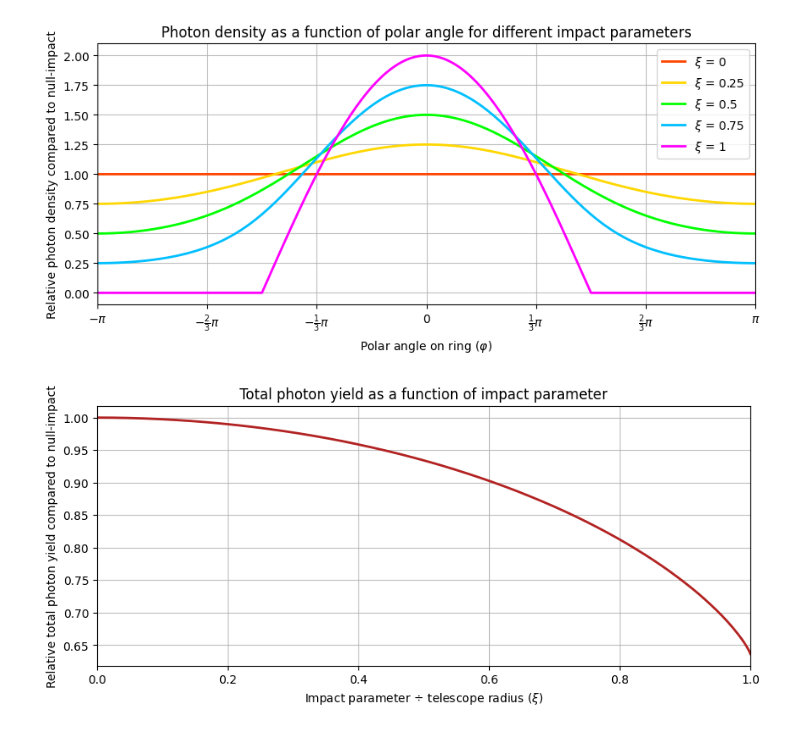
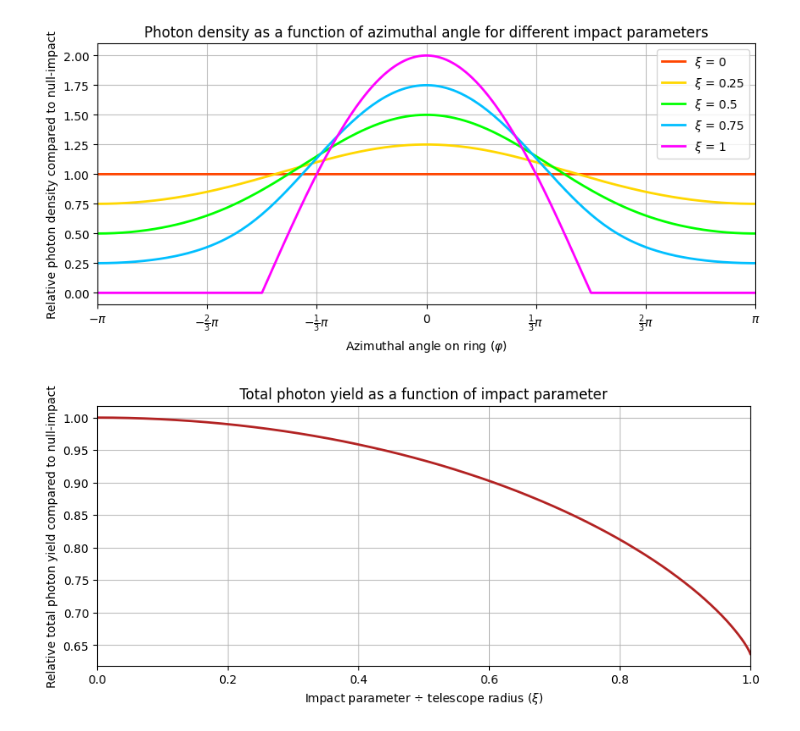
Before and after one commit to leandrorizk/magnetic_monopoles, a Jupyter notebook: muons/muon_impact.ipynb, the cells around one changed output. Cells and saved outputs as stored; diff of their text form; code cells hidden in the pictures.

Commit message:
Correct x-axis label in impact plots

```diff
--- a/muons/muon_impact.ipynb
+++ b/muons/muon_impact.ipynb
@@ -24,23 +24,23 @@ clrs = ['orangered', 'gold', 'lime', 'deepskyblue', 'fuchsia']
 # %%
 plt.figure(figsize=(10, 4))
 
 for i, xi in enumerate(xi_list):
     plt.plot(phis, get_rel_intensity(phis, xi), color=clrs[i], lw=2,
              label=r'$\xi$ = {}'.format(xi))
 
 plt.grid(alpha=0.8)
-plt.xlabel(r'Polar angle on ring ($\varphi$)')
+plt.xlabel(r'Azimuthal angle on ring ($\varphi$)')
 plt.ylabel('Relative photon density compared to null-impact')
-plt.title('Photon density as a function of polar angle for different impact parameters')
+plt.title('Photon density as a function of azimuthal angle for different impact parameters')
 
 plt.xticks(ticks=[-np.pi, -2/3*np.pi, -1/3*np.pi, 0, 1/3*np.pi, 2/3*np.pi, np.pi],
            labels=[r'$-\pi$', r'$-\frac{2}{3}\pi$', r'$-\frac{1}{3}\pi$', '$0$', r'$\frac{1}{3}\pi$', r'$\frac{2}{3}\pi$', r'$\pi$'])
 plt.xlim(-np.pi, np.pi)
 
 plt.legend()
 plt.show()
 # %% [output]
-[figure, old version]
+[figure, new version]
 # %%
 def get_impact_factor(xi):
 
```
Also changed, not shown: parts of 2 cells of this notebook.
